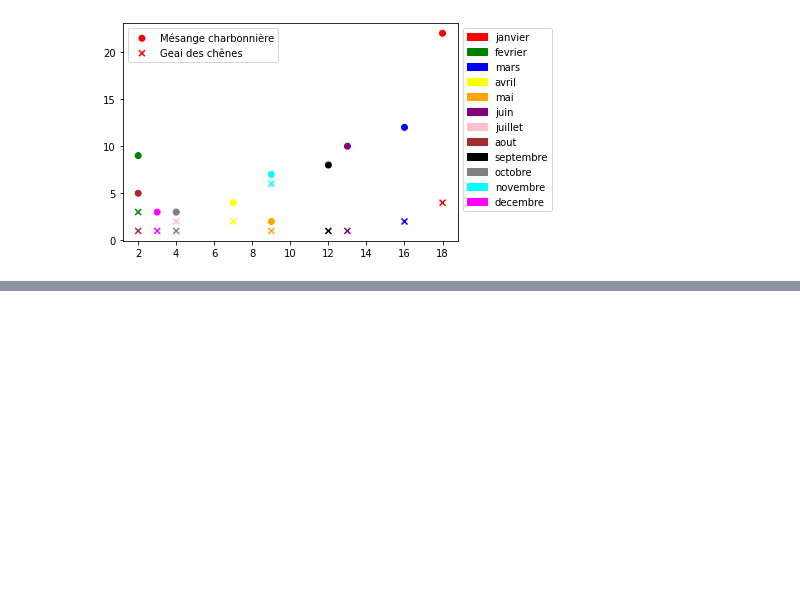
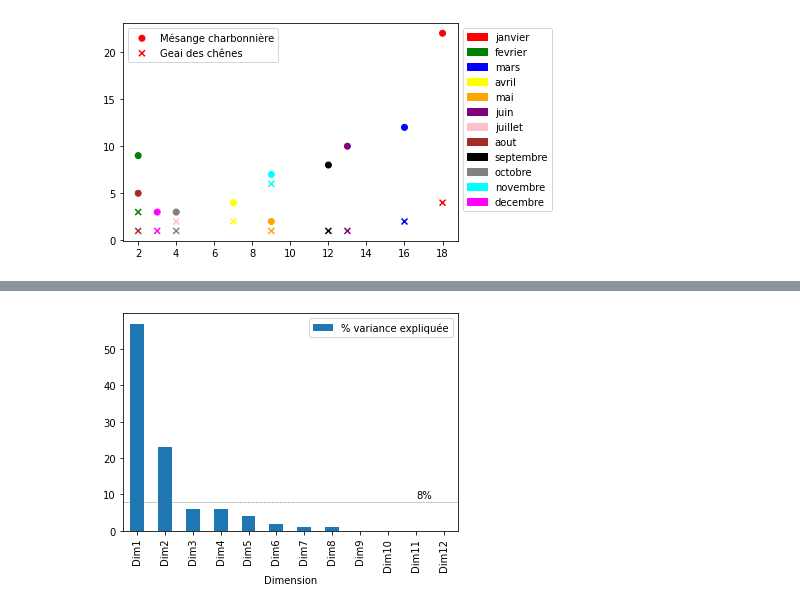
Before and after one commit to hadouin/data-science-isep, a Jupyter notebook: main.ipynb, the cells around one changed output, grey strips where cells are left out. Cells and saved outputs as stored; diff of their text form; code cells hidden in the pictures; blank space fills up the shorter version.

```diff
--- a/main.ipynb
+++ b/main.ipynb
@@ -222,0 +227,21 @@ ax.legend(handles=patches, bbox_to_anchor=(1, 1))
+# %%
+from sklearn.decomposition import PCA
+import numpy
+
+data_sans_zeros_sans_mois = data_sans_zeros.drop(['Mois'], axis=1)
+# réduire les données pour les mettre à la même échelle
+reduced_data = (data_sans_zeros_sans_mois - data_sans_zeros_sans_mois.mean()) / data_sans_zeros_sans_mois.std()
+
+
+pca = PCA()
+pca.fit(reduced_data)
+
+eig = pd.DataFrame(
+    {
+        "Dimension" : ["Dim" + str(x + 1) for x in range(12)],
+        "Variance expliquée" : pca.explained_variance_,
+        "% variance expliquée" : numpy.round(pca.explained_variance_ratio_ * 100),
+        "% cum. var. expliquée" : numpy.round(numpy.cumsum(pca.explained_variance_ratio_) * 100)
+    }
+)
+eig
@@ -222,0 +262,7 @@ ax.legend(handles=patches, bbox_to_anchor=(1, 1))
+# %%
+eig.plot.bar(x = "Dimension", y = "% variance expliquée") # permet un diagramme en barres
+plt.text(10, 9, "8%") # ajout de texte
+plt.axhline(y = 8, linewidth = .5, color = "dimgray", linestyle = "--") # ligne 8 = 100 / 12 (nb dimensions)
+plt.show()
+# %% [output]
+[figure, added]
```
Also changed, not shown: parts of 10 cells of this notebook.
